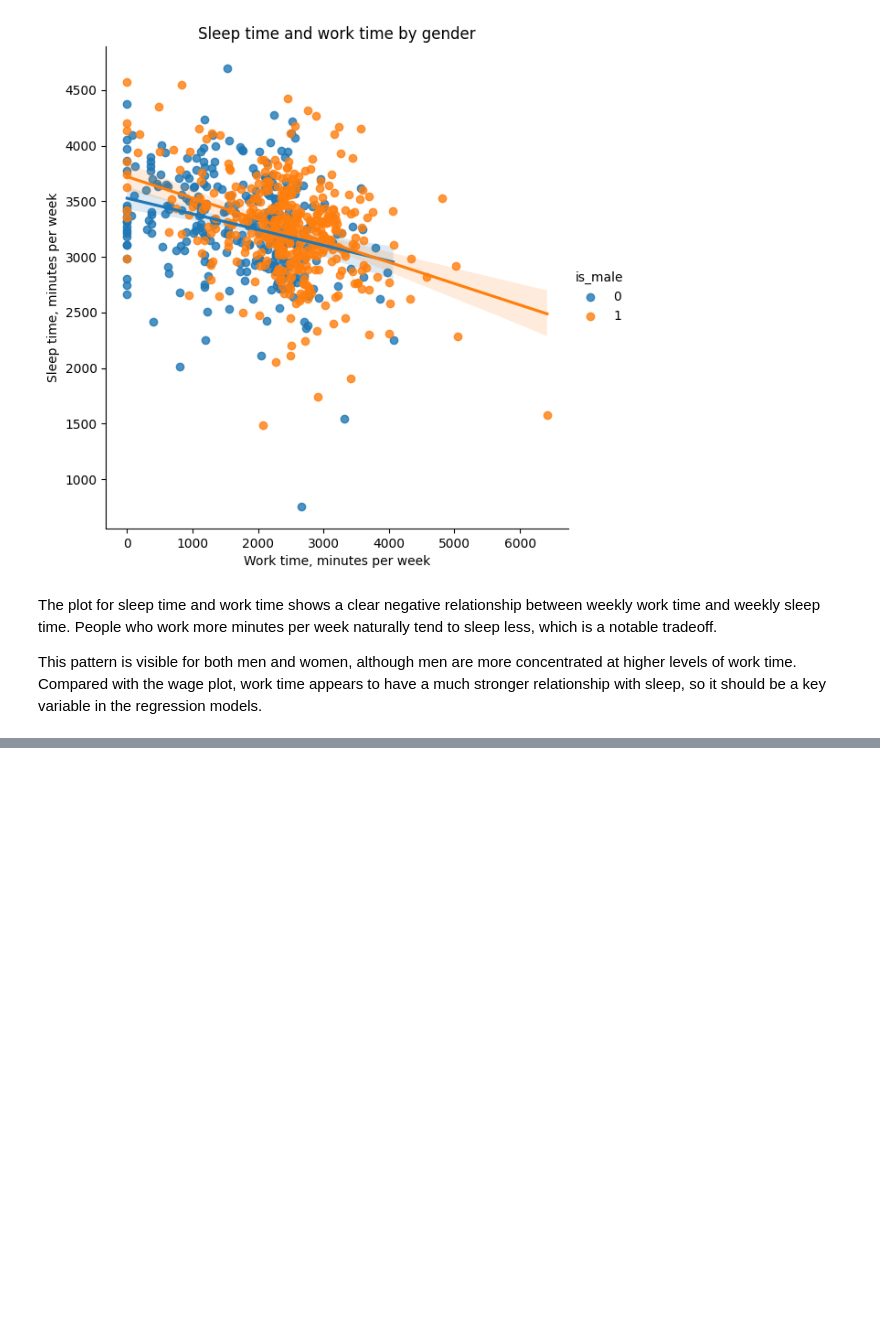
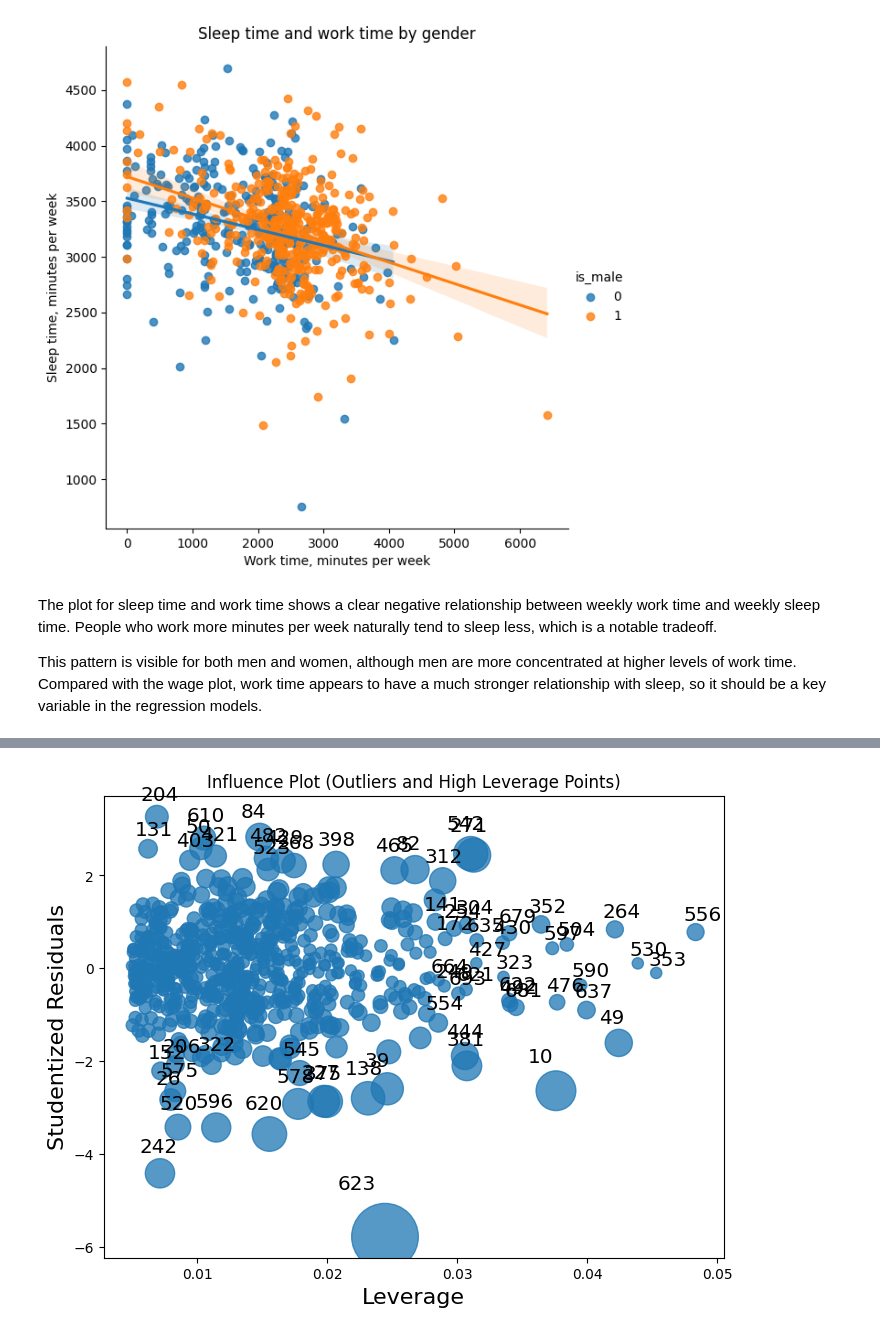
Before and after one commit to bartoszwerp/Sleep-Data-Report, a Jupyter notebook: sleep_analysis.ipynb, the cells around one changed output, grey strips where cells are left out. Saved outputs shown, nothing was run; the diff lists cells and outputs as text; code cells hidden in the pictures; blank space fills up the shorter version.

```diff
--- a/sleep_analysis.ipynb
+++ b/sleep_analysis.ipynb
@@ -287,0 +319,9 @@ strong multicollinearity or other numerical problems.
+# %%
+fig, ax = plt.subplots(figsize=(8, 6))
+sm.graphics.influence_plot(model_theory, ax=ax, criterion="cooks")
+plt.title("Influence Plot (Outliers and High Leverage Points)")
+plt.show()
+
+# observation 623 should possibly be dropped
+# %% [output]
+[figure, added]
```
Also changed, not shown: parts of 18 cells of this notebook, 5 other files.
